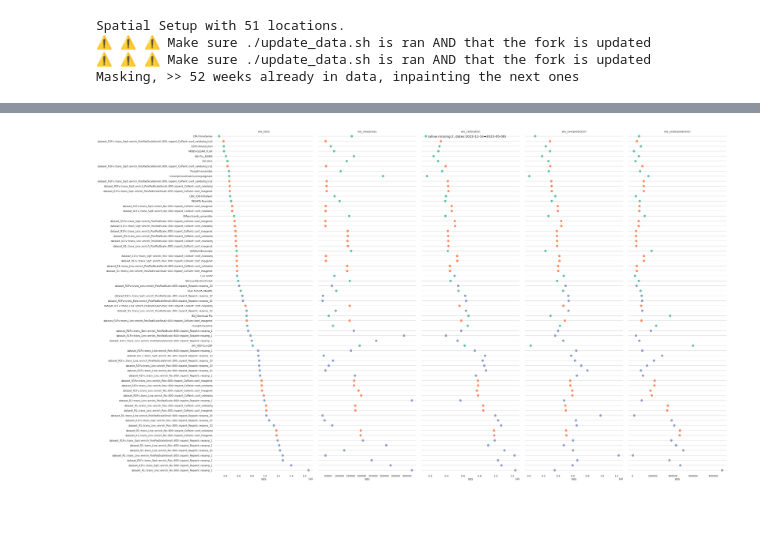
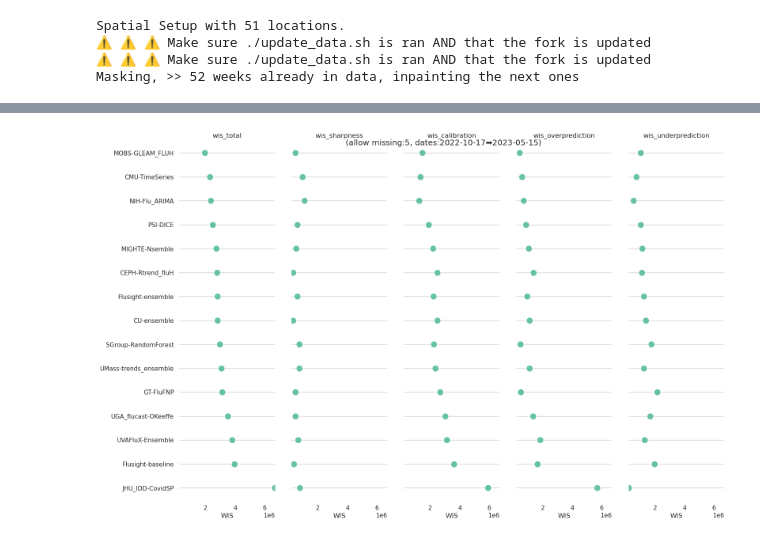
Before and after one commit to jcblemai/influpaint, a Jupyter notebook: evaluate.ipynb, the cells around one changed output, grey strips where cells are left out. Saved outputs shown, nothing was run; the diff lists cells and outputs as text; code cells hidden in the pictures; blank space fills up the shorter version.

Commit message:
inverted over and under prediction + graph for flepimop

```diff
--- a/evaluate.ipynb
+++ b/evaluate.ipynb
@@ -173,7 +173,7 @@ def score_Nwk_forecasts(gt, forecasts, n=4) -> pd.DataFrame:
         q_dict = {}
         for q in f["quantile"].unique():
             q_dict[float(q)] = f[f["quantile"]==q].pivot(index=["target_end_date"], columns="location", values="value").sort_index().to_numpy().ravel()
-        wis_total, wis_sharpness, wis_calibration, underprediction, overprediction =   weighted_interval_score_fast(observations=gt_piv.loc[target].to_numpy(),
+        wis_total, wis_sharpness, wis_calibration, overprediction, underprediction =   weighted_interval_score_fast(observations=gt_piv.loc[target].to_numpy(),
                                                                                         alphas=alphas,
                                                                                         q_dict=q_dict,
                                                                                         weights=alphas/2)
@@ -199,17 +199,10 @@ my_model_list = myutils.get_folders_in_directory("/work/users/c/h/chadi/influpai
 #gt1.plot()
 # %%
 fdates = pd.date_range("2022-10-12", "2023-05-15", freq="1W-MON")
-fdates = pd.date_range("2022-10-12", "2023-03-15", freq="5W-MON")
-fdates = pd.DatetimeIndex(['2022-10-17', '2022-10-24', '2022-10-31', '2022-11-07',
-                '2022-11-14', '2022-11-21', '2022-11-28', '2022-12-05',
-                '2022-12-12', '2022-12-19', '2022-12-26', '2023-01-02',
-                '2023-01-09', '2023-01-16', '2023-01-23', '2023-01-30',
-                '2023-02-06', '2023-02-13', '2023-02-20', '2023-02-27',
-                '2023-03-06', '2023-03-13', '2023-03-20', '2023-03-27',
-                '2023-04-03', '2023-04-10', '2023-04-17', '2023-04-24',
-                '2023-05-01', '2023-05-08', '2023-05-15'])
 
-fdates = pd.DatetimeIndex(['2022-11-07','2022-11-14','2022-12-12','2023-01-09','2023-03-06'])
+#fdates = pd.date_range("2022-10-12", "2023-03-15", freq="5W-MON") #old
+
+#fdates = pd.DatetimeIndex(['2022-11-07','2022-11-14','2022-12-12','2023-01-09','2023-03-06']) #new
 
 # old
 #fdates = pd.date_range("2022-11-14", "2023-05-15", freq="5W-MON")
@@ -217,7 +210,7 @@ fdates = pd.DatetimeIndex(['2022-11-07','2022-11-14','2022-12-12','2023-01-09','
 gt = pd.read_csv("Flusight/Flusight-forecast-data/data-truth/truth-Incident Hospitalizations.csv")
 
 
-allow_missing_week = 2
+allow_missing_week = 5
 scores = {}
 for model in model_list:
     print(model)
@@ -245,7 +238,7 @@ for model in model_list:
         scores.pop(model)
         #print(f">> Too many skipped, removing")
 
-if True:
+if False:
     for model in my_model_list:
         skipped = []
 
@@ -357,32 +350,32 @@ if False:
 # Make the PairGrid
 g = sns.PairGrid(to_plot.sort_values("wis_total"),
                     x_vars=[ 'wis_total', 'wis_sharpness', 'wis_calibration',  'wis_overprediction', 'wis_underprediction'], y_vars=["model"], # to_plot.columns[-5:]
                     hue='color',palette="Set2",
-                    height=len(to_plot)/3, aspect=.3, )
+                    height=len(to_plot)/1.5, aspect=.3, )
 
 # Draw a dot plot using the stripplot function
 g.map(sns.stripplot, size=12, orient="h", jitter=False, #color=to_plot['color'],
     linewidth=1, edgecolor="w")
 
 min_x = to_plot[['wis_total', 'wis_sharpness', 'wis_calibration', 'wis_overprediction', 'wis_underprediction']].min().min()
 max_x = to_plot[['wis_total', 'wis_sharpness', 'wis_calibration', 'wis_overprediction', 'wis_underprediction']].max().max()
 g.set(xlim=(min_x, max_x))
 
 # Use the same x axis limits on all columns and add better labels
 g.set(xlabel="WIS", ylabel="")#xlim=(to_plot[to_plot.columns[-5:]].max().max()),
 
 # Use semantically meaningful titles for the columns
 titles = [ 'wis_total', 'wis_sharpness', 'wis_calibration',  'wis_overprediction', 'wis_underprediction']
 
 for ax, title in zip(g.axes.flat, titles):
     # Set a different title for each axes
     ax.set(title=title)
 
     # Make the grid horizontal instead of vertical
     ax.xaxis.grid(False)
     ax.yaxis.grid(True)
 
 g.figure.suptitle(f"(allow missing:{allow_missing_week}, dates:{fdates[0].date()}➡{fdates[-1].date()})")
 sns.despine(left=True, bottom=True)
 # %% [output]
-[figure, old version]
+[figure, new version]
```
Also changed, not shown: parts of 4 cells of this notebook.
